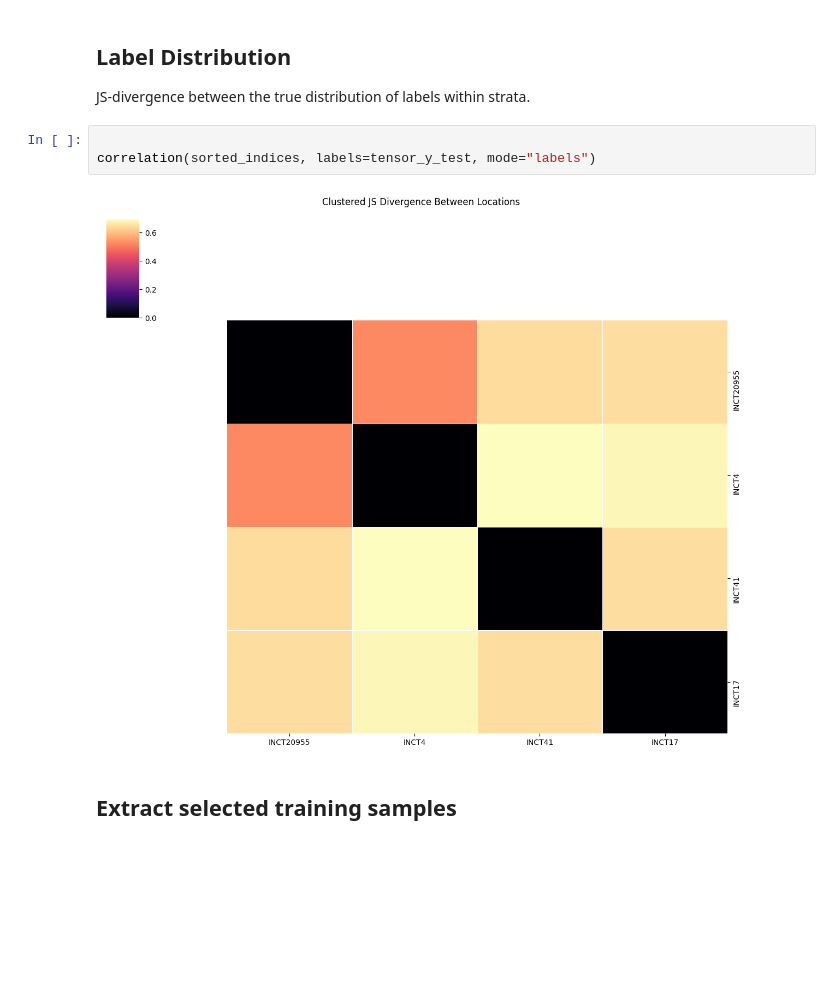
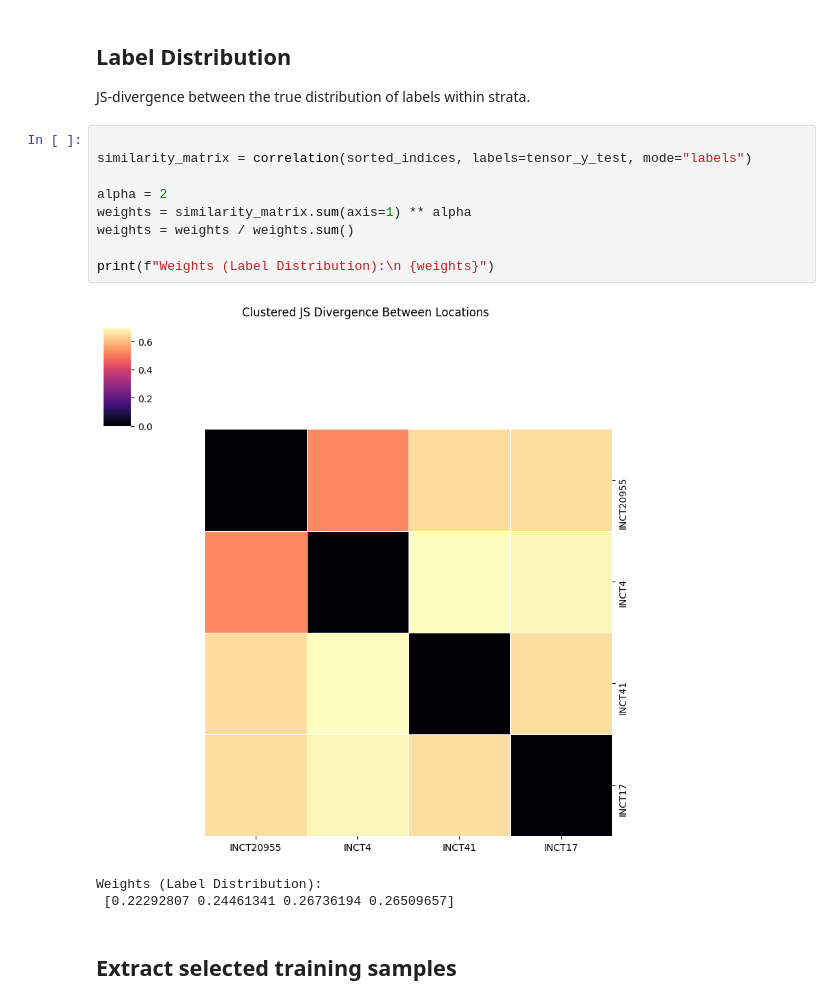
Before and after one commit to BenMcEwen1/Stratified-Sampling, a Jupyter notebook: spatiotemporal_stratified.ipynb, the cells around one changed output. Cells and saved outputs as stored; diff of their text form; blank space fills up the shorter version.

```diff
--- a/spatiotemporal_stratified.ipynb
+++ b/spatiotemporal_stratified.ipynb
@@ -631,11 +709,19 @@ correlation(sorted_indices, probabilities=y_pred_test)
 ## Label Distribution
 
 JS-divergence between the true distribution of labels within strata.
-# %%
-
-correlation(sorted_indices, labels=tensor_y_test, mode="labels")
-# %% [output]
-[figure, removed]
+# %%
+
+similarity_matrix = correlation(sorted_indices, labels=tensor_y_test, mode="labels")
+
+alpha = 2
+weights = similarity_matrix.sum(axis=1) ** alpha
+weights = weights / weights.sum()
+
+print(f"Weights (Label Distribution):\n {weights}")
+# %% [output]
+[figure, added]
+Weights (Label Distribution):
+ [0.22292807 0.24461341 0.26736194 0.26509657]
 # %% [markdown]
 ## Extract selected training samples
 # %%
```
Also changed, not shown: parts of 16 cells of this notebook, 4 other files.
